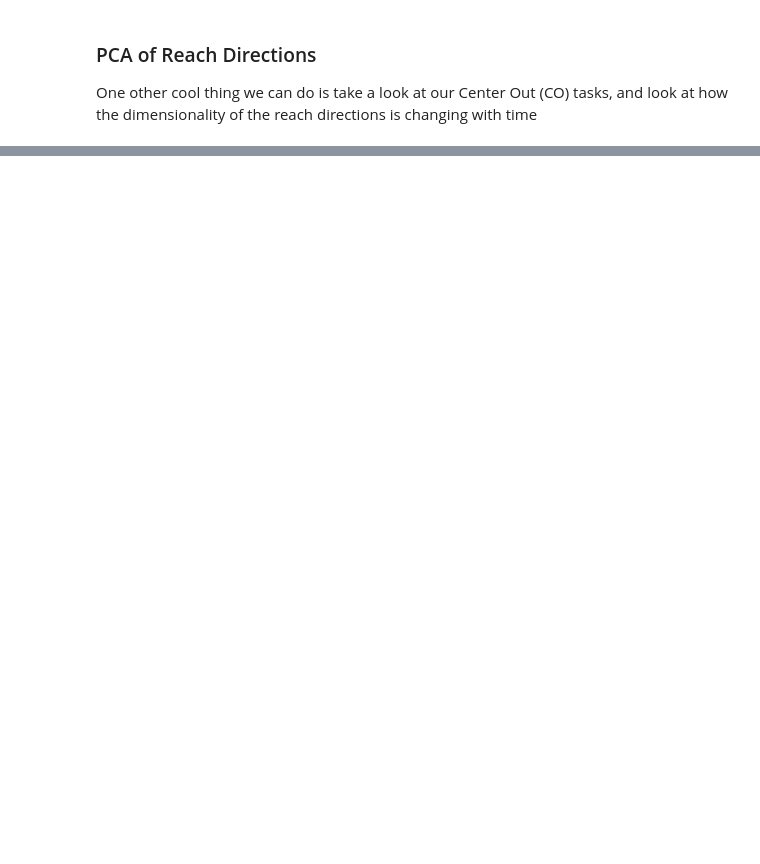
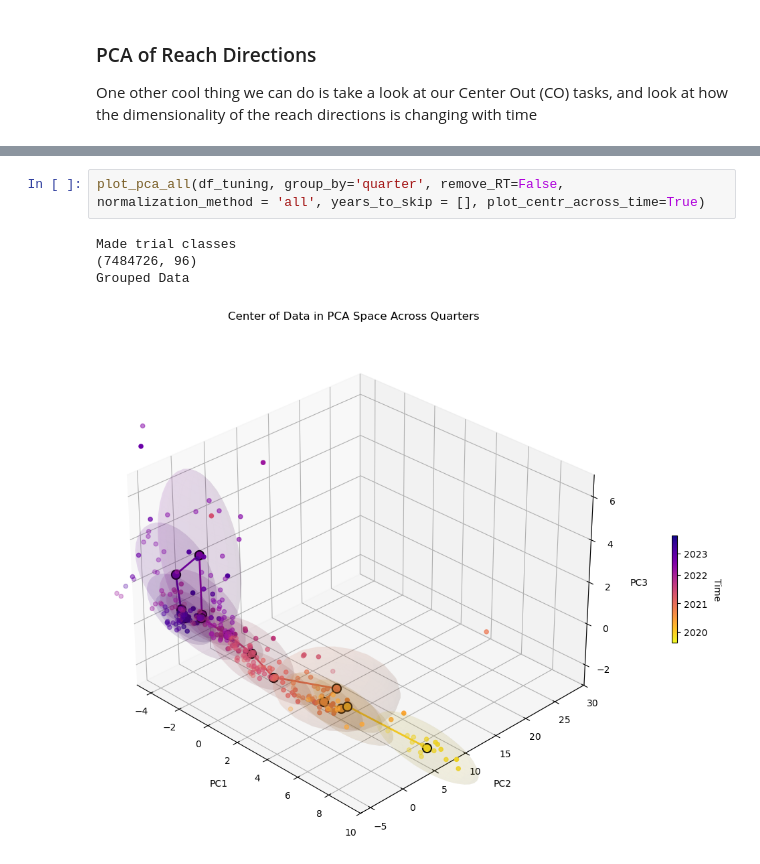
Before and after one commit to chesteklab/LINK_dataset, a Jupyter notebook: analysis/populationlevelanalyses/dimensionality_across_days_analysis.ipynb, the cells around one changed output, grey strips where cells are left out. Saved outputs shown, nothing was run; the diff lists cells and outputs as text; blank space fills up the shorter version.

```diff
--- a/analysis/populationlevelanalyses/dimensionality_across_days_analysis.ipynb
+++ b/analysis/populationlevelanalyses/dimensionality_across_days_analysis.ipynb
@@ -134,0 +72,7 @@ Can only make ALL_DIRS_GROUPED_BY_YEAR plot if 'group_by' is 'years'
+# %%
+plot_pca_all(df_tuning, group_by='quarter', remove_RT=False, normalization_method = 'all', years_to_skip = [], plot_centr_across_time=True)
+# %% [output]
+Made trial classes
+(7484726, 96)
+Grouped Data
+[figure, added]
```
Also changed, not shown: parts of 11 cells of this notebook, 1 other file.
